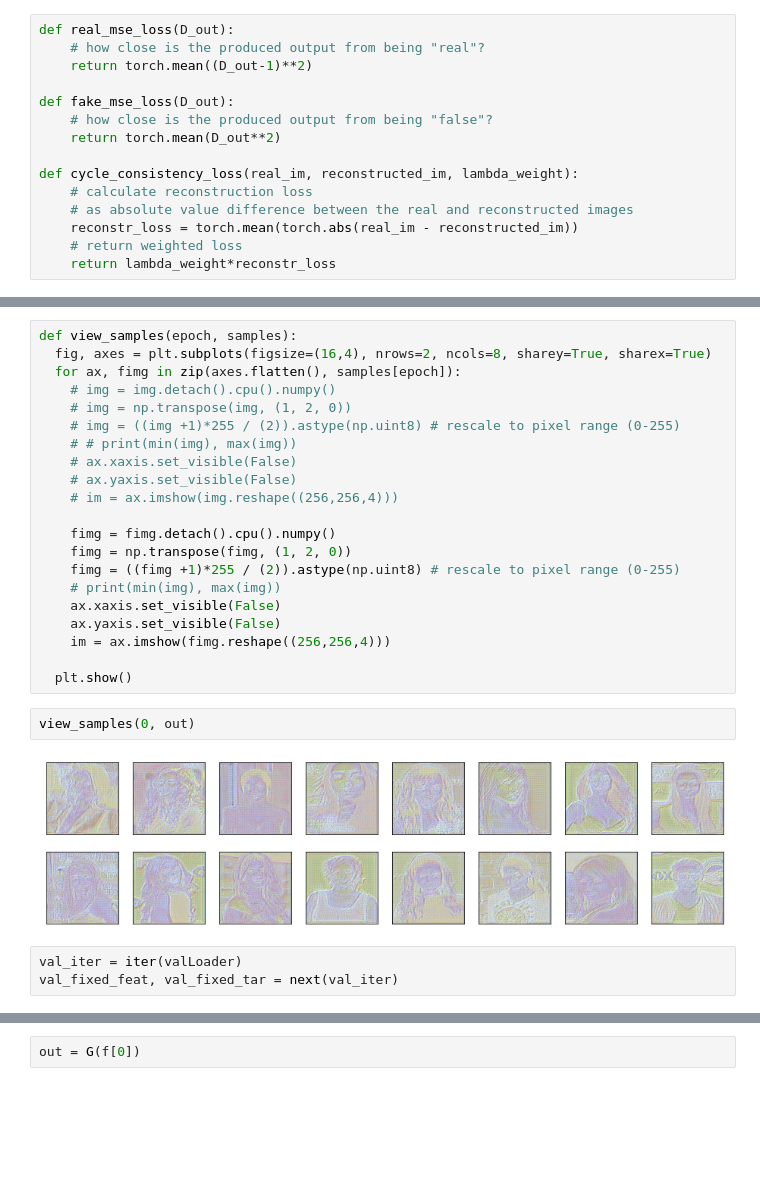
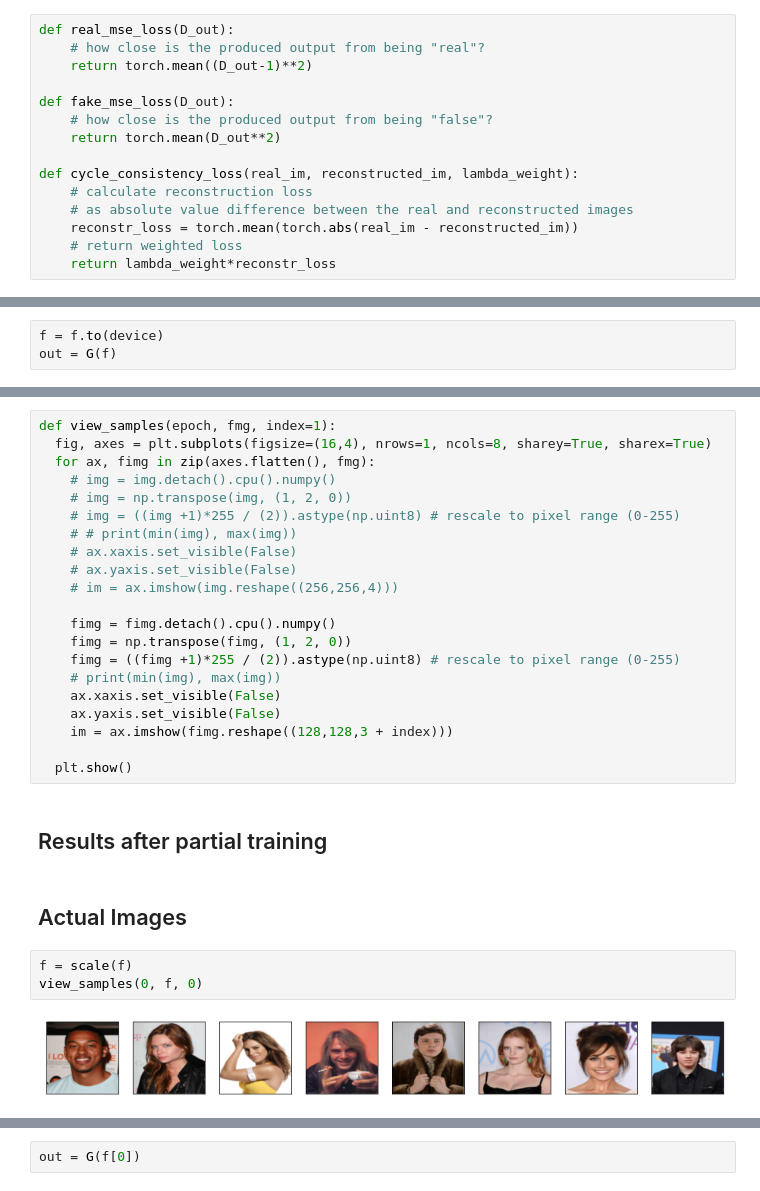
Before and after one commit to sanketsans/Image-Matting-U-Net, a Jupyter notebook: ImageMatting.ipynb, the cells around one changed output, grey strips where cells are left out. Saved outputs shown, nothing was run; the diff lists cells and outputs as text; blank space fills up the shorter version.

Commit message:
Results after partial training - MSE loss with sum reduction

```diff
--- a/ImageMatting.ipynb
+++ b/ImageMatting.ipynb
@@ -346,3 +342,6 @@ out = G(f)
+# %%
+f = f.to(device)
+out = G(f)
 # %%
 out.shape
 # %% [output]
@@ -350,7 +349,7 @@ torch.Size([16, 4, 256, 256])
 # %%
-def view_samples(epoch, samples):
-  fig, axes = plt.subplots(figsize=(16,4), nrows=2, ncols=8, sharey=True, sharex=True)
-  for ax, fimg in zip(axes.flatten(), samples[epoch]):
+def view_samples(epoch, fmg, index=1):
+  fig, axes = plt.subplots(figsize=(16,4), nrows=1, ncols=8, sharey=True, sharex=True)
+  for ax, fimg in zip(axes.flatten(), fmg):
     # img = img.detach().cpu().numpy()
     # img = np.transpose(img, (1, 2, 0))
     # img = ((img +1)*255 / (2)).astype(np.uint8) # rescale to pixel range (0-255)
@@ -365,13 +364,15 @@ def view_samples(epoch, samples):
     # print(min(img), max(img))
     ax.xaxis.set_visible(False)
     ax.yaxis.set_visible(False)
-    im = ax.imshow(fimg.reshape((256,256,4)))
+    im = ax.imshow(fimg.reshape((128,128,3 + index)))
 
   plt.show()
-# %%
-view_samples(0, out)
-# %% [output]
-[figure, removed]
-# %%
-val_iter = iter(valLoader)
-val_fixed_feat, val_fixed_tar = next(val_iter)
+# %% [markdown]
+## Results after partial training
+# %% [markdown]
+## Actual Images
+# %%
+f = scale(f)
+view_samples(0, f, 0)
+# %% [output]
+[figure, added]
```
Also changed, not shown: parts of 18 cells of this notebook.
